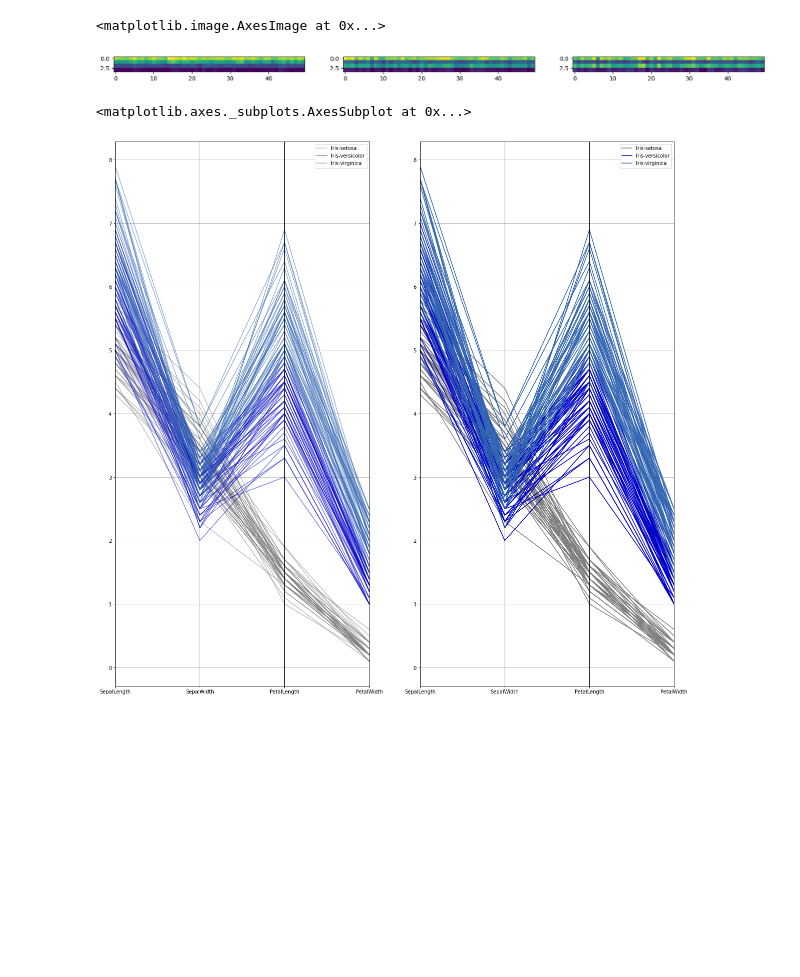
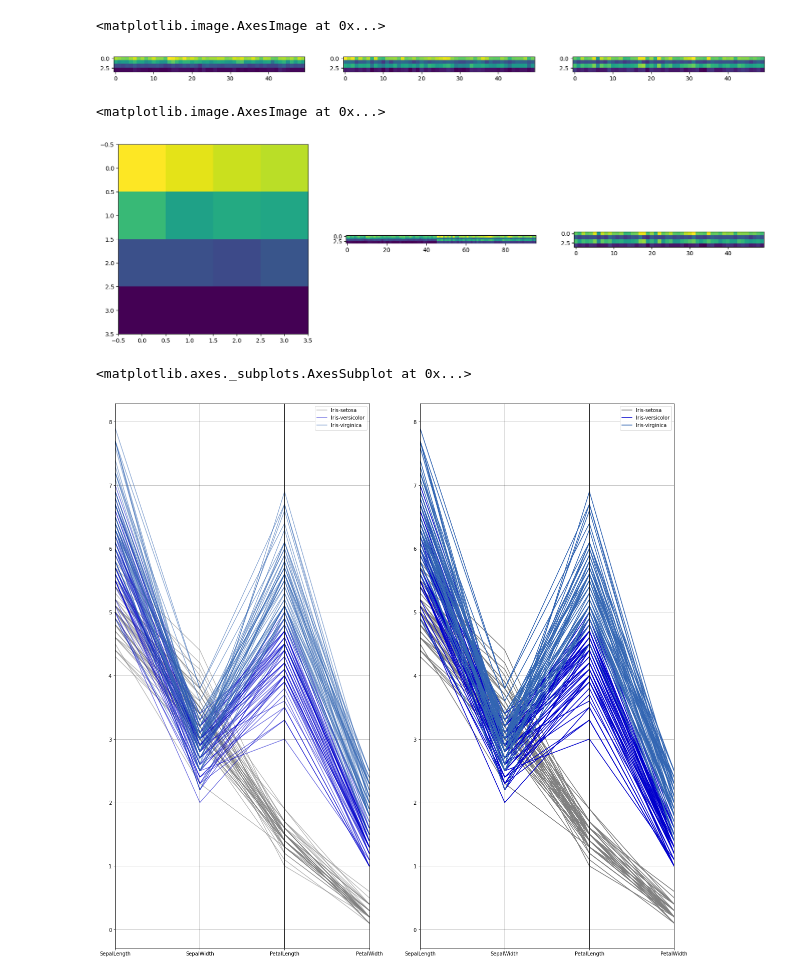
Before and after one commit to PunnitaThongbor/Punnita, a Jupyter notebook: DataViz01_Table_Data.ipynb, the cells around one changed output. Saved outputs shown, nothing was run; the diff lists cells and outputs as text; code cells hidden in the pictures; blank space fills up the shorter version.

```diff
--- a/DataViz01_Table_Data.ipynb
+++ b/DataViz01_Table_Data.ipynb
@@ -161,6 +161,18 @@ plt.imshow(df.iloc[100:150,:-1].T,interpolation='nearest')
 # %% [output]
 <matplotlib.image.AxesImage at 0x...>
 [figure]
+# %%
+plt.subplot(1,3,1)
+plt.imshow(df.iloc[:4,:-1].T,interpolation='nearest')
+
+plt.subplot(1,3,2)
+plt.imshow(df.iloc[4:100,:-1].T,interpolation='nearest')
+
+plt.subplot(1,3,3)
+plt.imshow(df.iloc[100:150,:-1].T,interpolation='nearest')
+# %% [output]
+<matplotlib.image.AxesImage at 0x...>
+[figure, added]
 # %%
 # RGBA (Alpha)
 plt.subplot(1,2,1)
```
